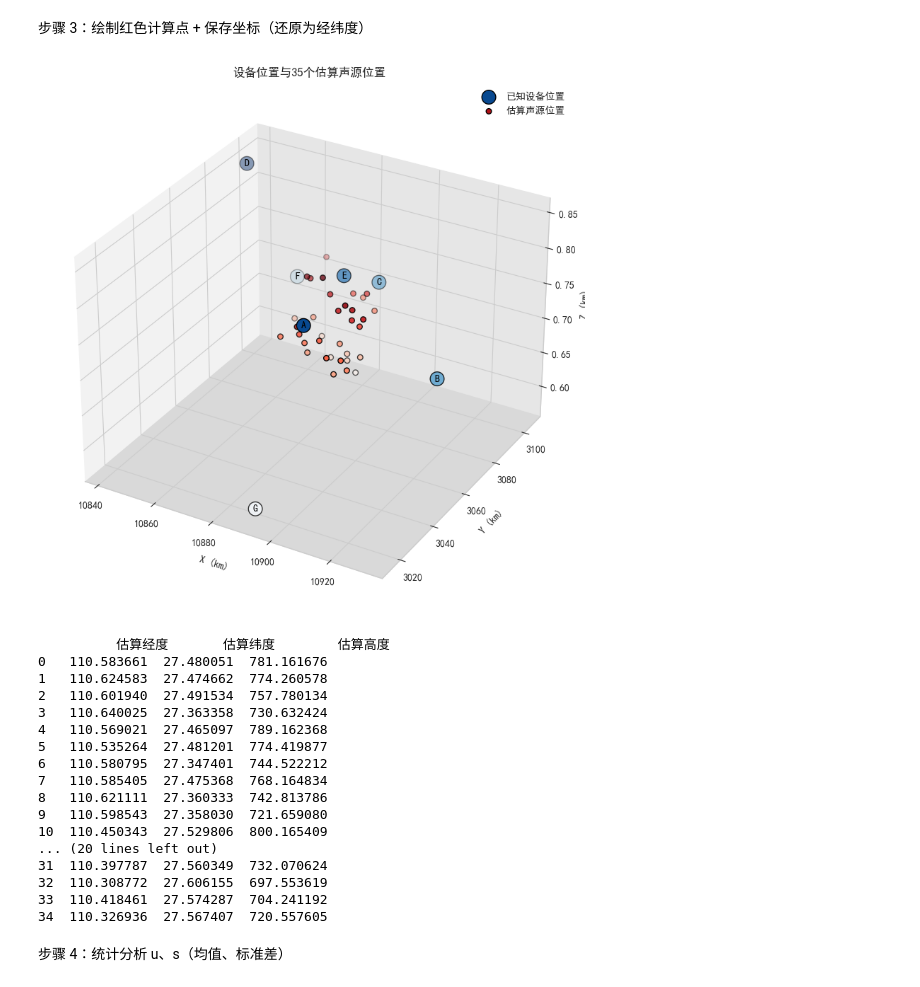
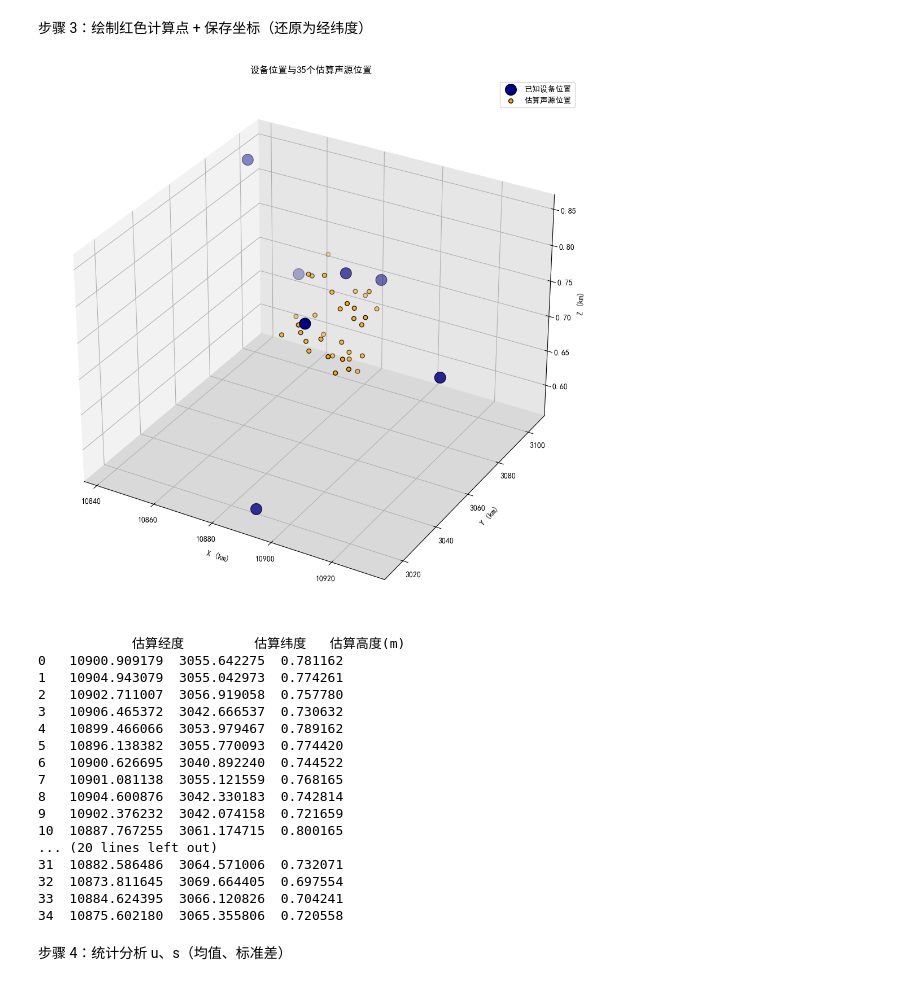
Before and after one commit to blueingj/python-demo, a Jupyter notebook: 数模/第一次训练-多个火箭残骸的准确定位.ipynb, the cells around one changed output. Drawn from its saved outputs; the diff is of its cells as text; code cells hidden in the pictures.

```diff
--- a/数模/第一次训练-多个火箭残骸的准确定位.ipynb
+++ b/数模/第一次训练-多个火箭残骸的准确定位.ipynb
@@ -84,7 +84,7 @@ data = {
     '设备': ['A', 'B', 'C', 'D', 'E', 'F', 'G'],
     '经度': [110.241, 110.780, 110.712, 110.251, 110.524, 110.467, 110.047],
     '纬度': [27.204, 27.456, 27.785, 27.825, 27.617, 27.921, 27.121],
-    '高程': [824, 727, 742, 850, 786, 678, 575],
+    '高度': [824, 727, 742, 850, 786, 678, 575],
     '时间': [100.767, 112.220, 188.020, 258.985, 118.443, 266.871, 163.024],
 }
 df = pd.DataFrame(data)
@@ -93,7 +93,7 @@ df = pd.DataFrame(data)
 R = 6371
 df['x'] = R * np.cos(np.radians(df['纬度'])) * np.radians(df['经度'])
 df['y'] = R * np.radians(df['纬度'])
-df['z'] = df['高程'] / 1000  # 高度单位转换为 km
+df['z'] = df['高度'] / 1000  # 高度单位转换为 km
 
 # 创建图形
 fig = plt.figure(figsize=(9, 7))
@@ -151,72 +151,62 @@ result_points = np.array(result_points)
 步骤 3：绘制红色计算点 + 保存坐标（还原为经纬度）
 # %%
 # 添加到图中
-fig = plt.figure(figsize=(10, 8))
+fig = plt.figure(figsize=(10, 10))
 ax = fig.add_subplot(111, projection='3d')
 
 # 设置立体灰白背景
 ax.xaxis.set_pane_color((0.95, 0.95, 0.95, 1.0))
 ax.yaxis.set_pane_color((0.9, 0.9, 0.9, 1.0))
 ax.zaxis.set_pane_color((0.85, 0.85, 0.85, 1.0))
 
-# 已知设备点，颜色根据高度渐变（蓝色），点大小加大
-device_colors = plt.cm.Blues((df['z'] - df['z'].min()) / (df['z'].max() - df['z'].min()))
-ax.scatter(df['x'], df['y'], df['z'], c=device_colors, s=200, label='已知设备位置', edgecolors='k')
+# 已知设备点，统一颜色为深蓝色
+ax.scatter(df['x'], df['y'], df['z'], c='darkblue', s=200, label='已知设备位置', edgecolors='k')
 
-# 在设备点中心显示设备序号
-for i in range(len(df)):
-    ax.text(df['x'][i],
-            df['y'][i],
-            df['z'][i],
-            df['设备'][i],  # 显示设备序号
-            size=10, color='black', ha='center', va='center', weight='bold')
-
-# 计算出的35个点，颜色根据高度渐变（红色）
-result_colors = plt.cm.Reds((result_points[:, 2] - result_points[:, 2].min()) / (result_points[:, 2].max() - result_points[:, 2].min()))
-ax.scatter(result_points[:, 0], result_points[:, 1], result_points[:, 2], c=result_colors, s=30, label='估算声源位置', edgecolors='k')
+# 计算出的35个点，统一颜色为橘黄色
+ax.scatter(result_points[:, 0], result_points[:, 1], result_points[:, 2], c='orange', s=30, label='估算声源位置', edgecolors='k')
 
 # 设置轴标签和标题
 ax.set_xlabel('X (km)')
 ax.set_ylabel('Y (km)')
 ax.set_zlabel('Z (km)')
 ax.set_title('设备位置与35个估算声源位置')
 ax.legend()
 
 plt.tight_layout()
 plt.show()
 # %% [output]
-[figure, old version]
+[figure, new version]
 # %%
-# 从笛卡尔反推经纬度
-lon = np.degrees(result_points[:,0] / (R * np.cos(np.radians(df['纬度'].mean()))))
-lat = np.degrees(result_points[:,1] / R)
-alt = result_points[:,2] * 1000  # 转回米
+lon = result_points[:, 0]
+lat = result_points[:, 1]
+alt = result_points[:, 2]
 
-# 保存结果
 result_df = pd.DataFrame({
     '估算经度': lon,
     '估算纬度': lat,
-    '估算高度': alt
+    '估算高度(m)': alt
 })
+
+
 print(result_df)
 # %% [output]
-          估算经度       估算纬度        估算高度
-0   110.583661  27.480051  781.161676
-1   110.624583  27.474662  774.260578
-2   110.601940  27.491534  757.780134
-3   110.640025  27.363358  730.632424
-4   110.569021  27.465097  789.162368
-5   110.535264  27.481201  774.419877
-6   110.580795  27.347401  744.522212
-7   110.585405  27.475368  768.164834
-8   110.621111  27.360333  742.813786
-9   110.598543  27.358030  721.659080
-10  110.450343  27.529806  800.165409
+            估算经度         估算纬度   估算高度(m)
+0   10900.909179  3055.642275  0.781162
+1   10904.943079  3055.042973  0.774261
+2   10902.711007  3056.919058  0.757780
+3   10906.465372  3042.666537  0.730632
+4   10899.466066  3053.979467  0.789162
+5   10896.138382  3055.770093  0.774420
+6   10900.626695  3040.892240  0.744522
+7   10901.081138  3055.121559  0.768165
+8   10904.600876  3042.330183  0.742814
+9   10902.376232  3042.074158  0.721659
+10  10887.767255  3061.174715  0.800165
 ... (20 lines left out)
-31  110.397787  27.560349  732.070624
-32  110.308772  27.606155  697.553619
-33  110.418461  27.574287  704.241192
-34  110.326936  27.567407  720.557605
+31  10882.586486  3064.571006  0.732071
+32  10873.811645  3069.664405  0.697554
+33  10884.624395  3066.120826  0.704241
+34  10875.602180  3065.355806  0.720558
 # %% [markdown]
 步骤 4：统计分析 u、s（均值、标准差）
 # %%
```
Also changed, not shown: parts of 4 cells of this notebook, 1 other file.
